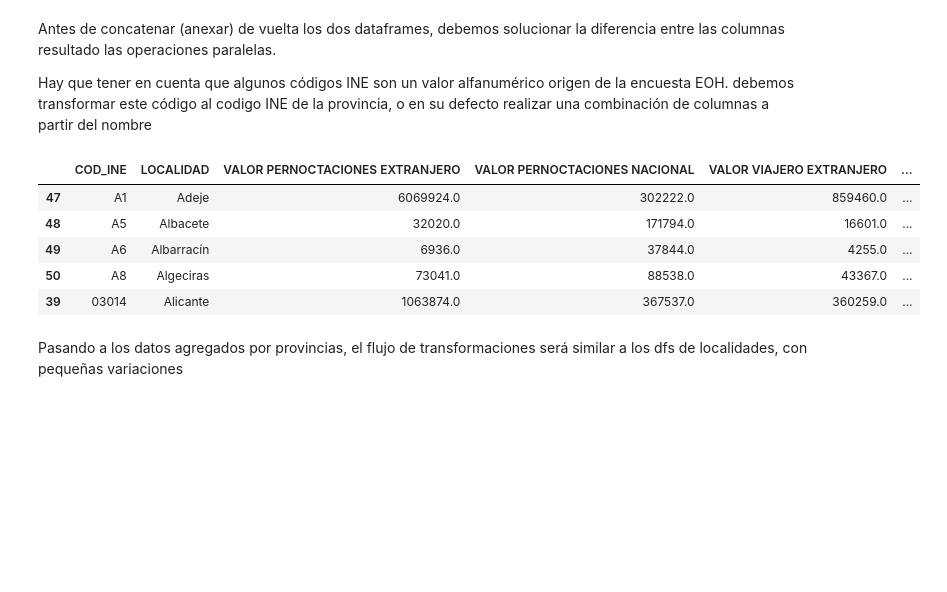
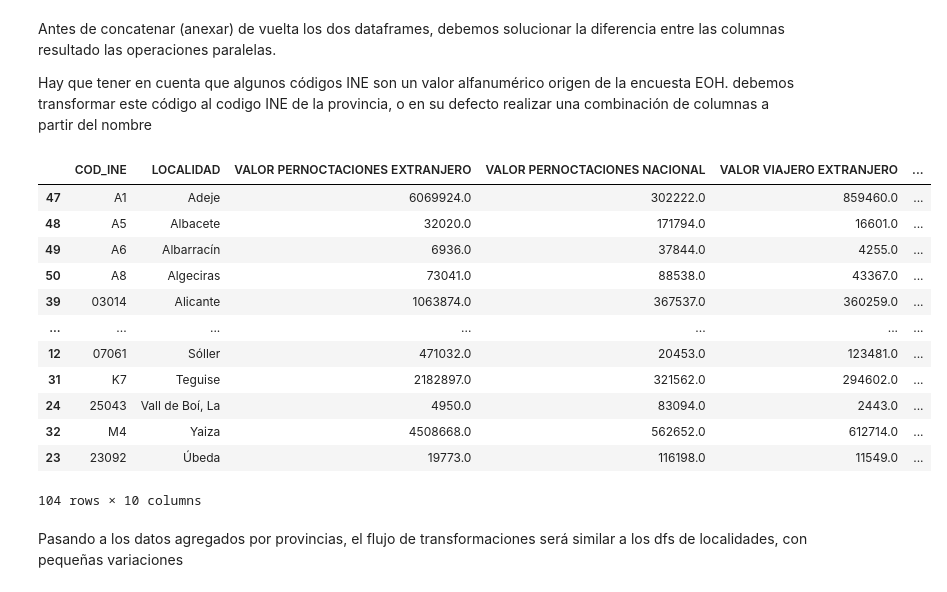
Before and after one commit to manuss05/TUI-AI-DASHBOARD-TFM, a Jupyter notebook: revision_datos.ipynb, the cells around one changed output. Drawn from its saved outputs; the diff is of its cells as text; code cells hidden in the pictures; blank space fills up the shorter version.

```diff
--- a/revision_datos.ipynb
+++ b/revision_datos.ipynb
@@ -434,31 +434,38 @@ Hay que tener en cuenta que algunos códigos INE son un valor alfanumérico orig
 # %%
 #Unificados nombres de columnas
 columnas = (INE_localidades_nac.columns
             .str.strip() #Eliminamos espacios al inicio y final
             .str.replace('  ', ' ', regex= False) # suprimimos dobles espaciados
             .str.upper() #Normalizamos todas las columnas a mayusculas
             )
 
 # Aplicamos
 INE_localidades2.columns = columnas
 INE_localidades_nac.columns = columnas
 
 # Unimos los Dfs
 INE_localidades = pd.concat([INE_localidades2, INE_localidades_nac], ignore_index=True)
 
 # Filtramos para suprimir que no tienen valores
 INE_localidades = INE_localidades[INE_localidades[INE_localidades.columns[2]] > 0]
 
 
 # Revisamos
-INE_localidades.sort_values('LOCALIDAD').head()
+INE_localidades.sort_values('LOCALIDAD')
 # %% [output]
 |  | COD_INE | LOCALIDAD | VALOR PERNOCTACIONES EXTRANJERO | VALOR PERNOCTACIONES NACIONAL | VALOR VIAJERO EXTRANJERO | ... |
 | 47 | A1 | Adeje | 6069924.0 | 302222.0 | 859460.0 | ... |
 | 48 | A5 | Albacete | 32020.0 | 171794.0 | 16601.0 | ... |
 | 49 | A6 | Albarracín | 6936.0 | 37844.0 | 4255.0 | ... |
 | 50 | A8 | Algeciras | 73041.0 | 88538.0 | 43367.0 | ... |
 | 39 | 03014 | Alicante | 1063874.0 | 367537.0 | 360259.0 | ... |
+| ... | ... | ... | ... | ... | ... | ... |
+| 12 | 07061 | Sóller | 471032.0 | 20453.0 | 123481.0 | ... |
+| 31 | K7 | Teguise | 2182897.0 | 321562.0 | 294602.0 | ... |
+| 24 | 25043 | Vall de Boí, La | 4950.0 | 83094.0 | 2443.0 | ... |
+| 32 | M4 | Yaiza | 4508668.0 | 562652.0 | 612714.0 | ... |
+| 23 | 23092 | Úbeda | 19773.0 | 116198.0 | 11549.0 | ... |
+104 rows × 10 columns
 # %% [markdown]
 Pasando a los datos agregados por provincias, el flujo de transformaciones será similar a los dfs de localidades, con pequeñas variaciones
 # %%
```
Also changed, not shown: parts of 8 cells of this notebook, 6 other files.
